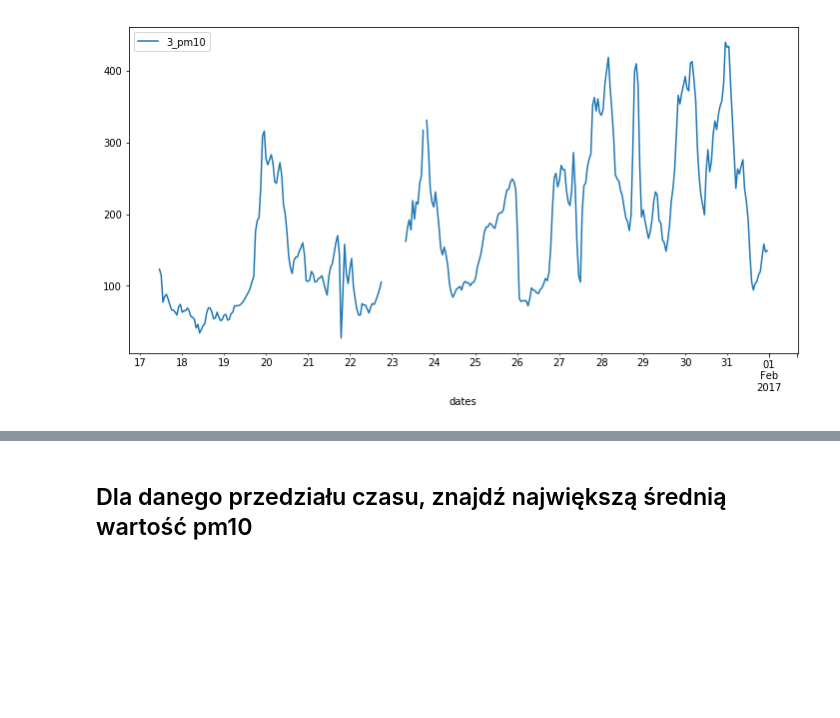
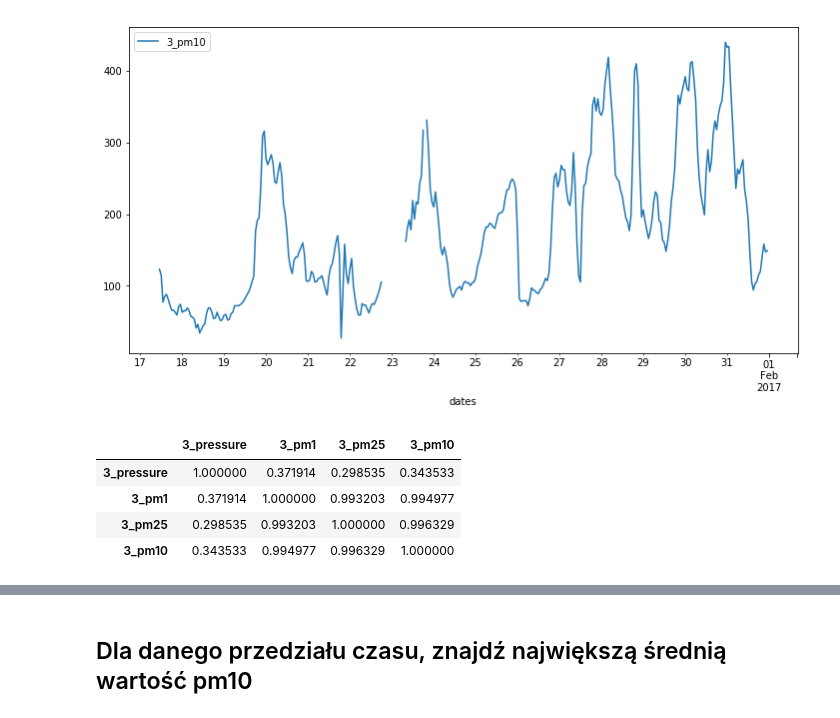
Before and after one commit to oswinoswin/airly_project, a Jupyter notebook: data_analysis.ipynb, the cells around one changed output, grey strips where cells are left out. Saved outputs shown, nothing was run; the diff lists cells and outputs as text; code cells hidden in the pictures; blank space fills up the shorter version.

```diff
--- a/data_analysis.ipynb
+++ b/data_analysis.ipynb
@@ -262,3 +278,12 @@ loc3.plot(kind="line",x="dates", y="3_pm10", figsize=(12,6))
 # %% [output]
 <matplotlib.axes._subplots.AxesSubplot at 0x...>
 [figure]
+# %%
+corr_matrix = loc3.corr()
+corr_matrix
+# %% [output]
+|  | 3_pressure | 3_pm1 | 3_pm25 | 3_pm10 |
+| 3_pressure | 1.000000 | 0.371914 | 0.298535 | 0.343533 |
+| 3_pm1 | 0.371914 | 1.000000 | 0.993203 | 0.994977 |
+| 3_pm25 | 0.298535 | 0.993203 | 1.000000 | 0.996329 |
+| 3_pm10 | 0.343533 | 0.994977 | 0.996329 | 1.000000 |
```
Also changed, not shown: parts of 14 cells of this notebook.
